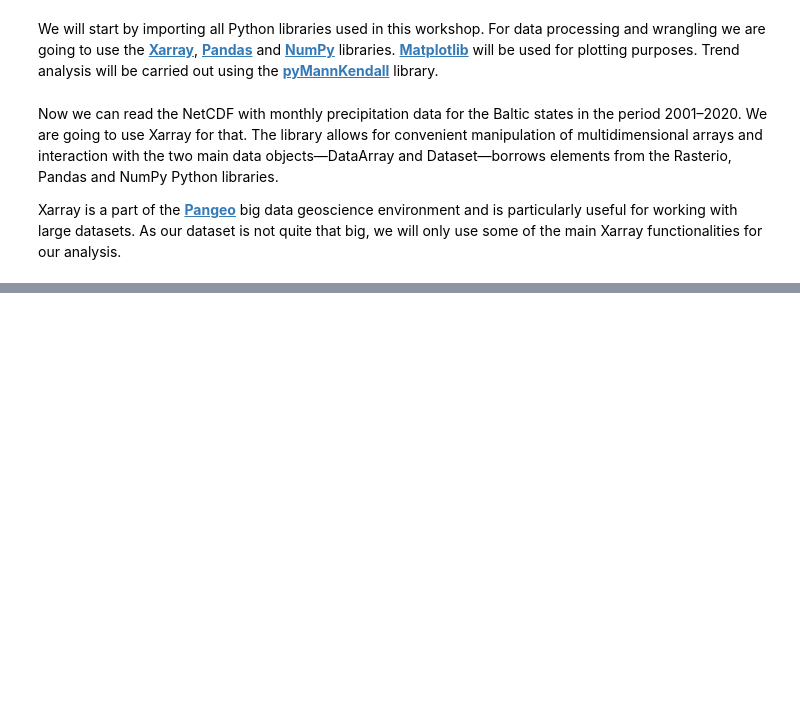
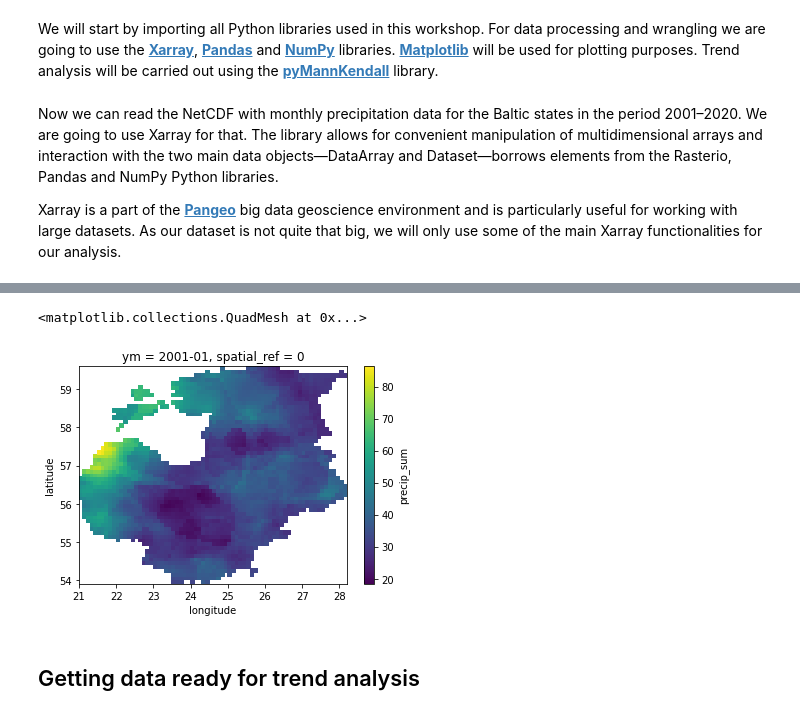
Before and after one commit to LandscapeGeoinformatics/EGU_2021_lgeo_workshops, a Jupyter notebook: SC5.8/EGU2021_Workshop_SC58.ipynb, the cells around one changed output, grey strips where cells are left out. Cells and saved outputs as stored; diff of their text form; code cells hidden in the pictures; blank space fills up the shorter version.

```diff
--- a/SC5.8/EGU2021_Workshop_SC58.ipynb
+++ b/SC5.8/EGU2021_Workshop_SC58.ipynb
@@ -88,0 +105,8 @@ Data variables:
+# %%
+# Select and plot a specific month
+precip_ds.sel(ym='2001-01')['precip_sum'].plot()
+# %% [output]
+<matplotlib.collections.QuadMesh at 0x...>
+[figure, added]
+# %% [markdown]
+## Getting data ready for trend analysis
```
Also changed, not shown: parts of 53 cells of this notebook, 1 other file.
